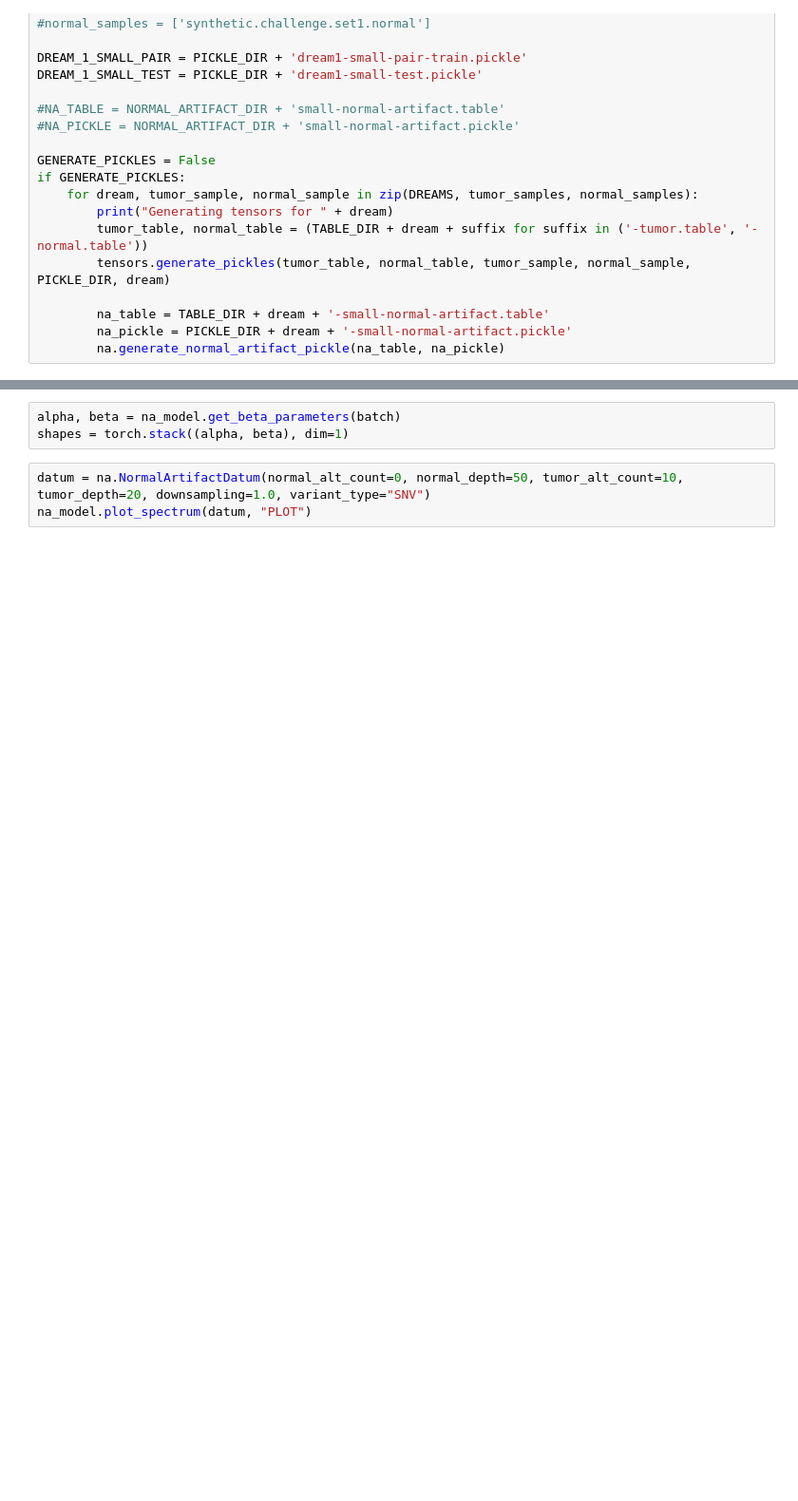
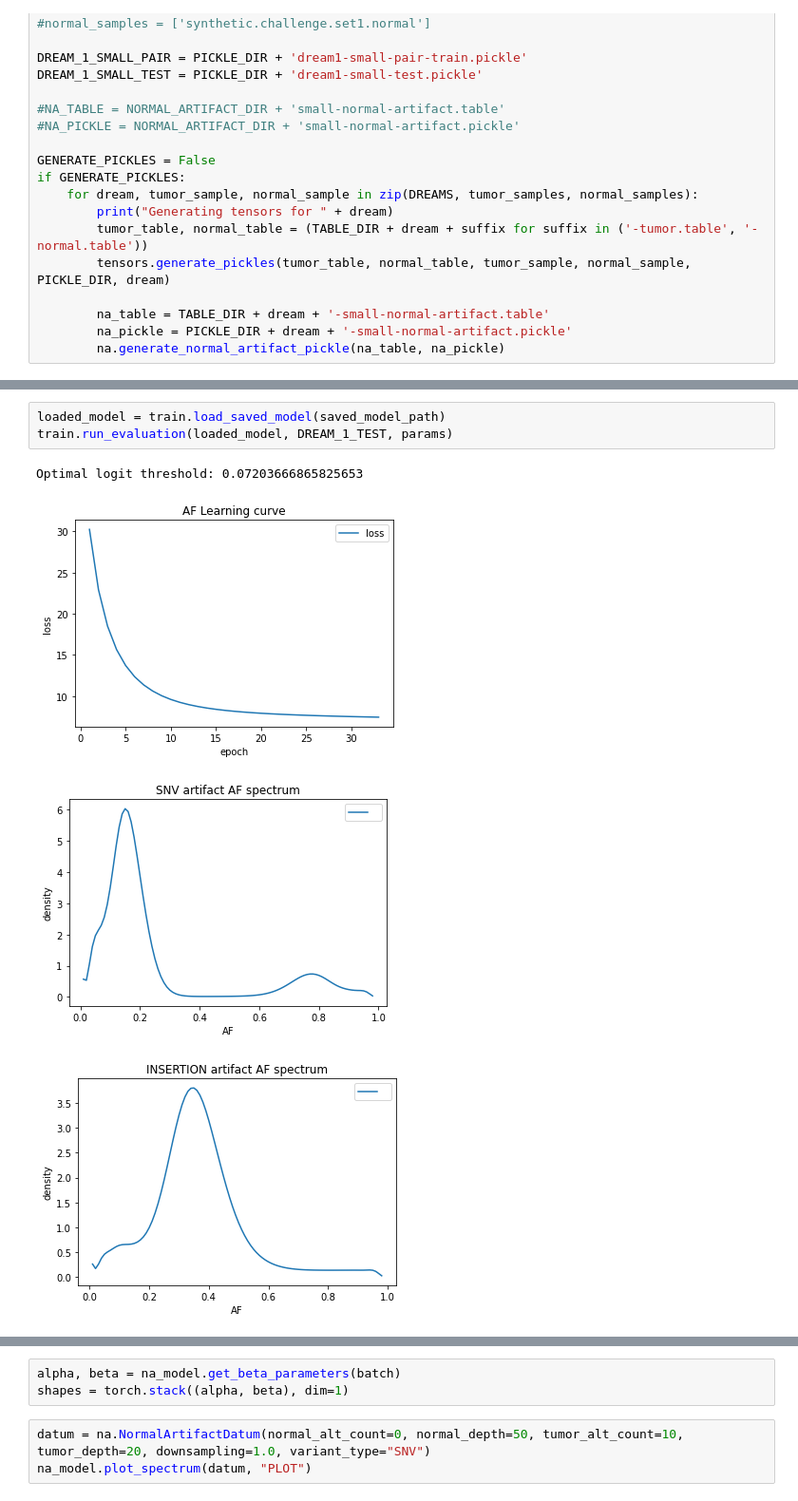
Before and after one commit to davidbenjamin/permutect, a Jupyter notebook: mutect3.ipynb, the cells around one changed output, grey strips where cells are left out. Shown at 95% size. Drawn from its saved outputs; the diff is of its cells as text; blank space fills up the shorter version.

```diff
--- a/mutect3.ipynb
+++ b/mutect3.ipynb
@@ -75,0 +73,8 @@ FileNotFoundError: [Errno 2] No such file or directory: '/Users/davidben/mutect3
+# %%
+loaded_model = train.load_saved_model(saved_model_path)
+train.run_evaluation(loaded_model, DREAM_1_TEST, params)
+# %% [output]
+Optimal logit threshold: 0.07203666865825653
+[figure, added]
+[figure, added]
+[figure, added]
```
Also changed, not shown: parts of 9 cells of this notebook, 1 other file.
